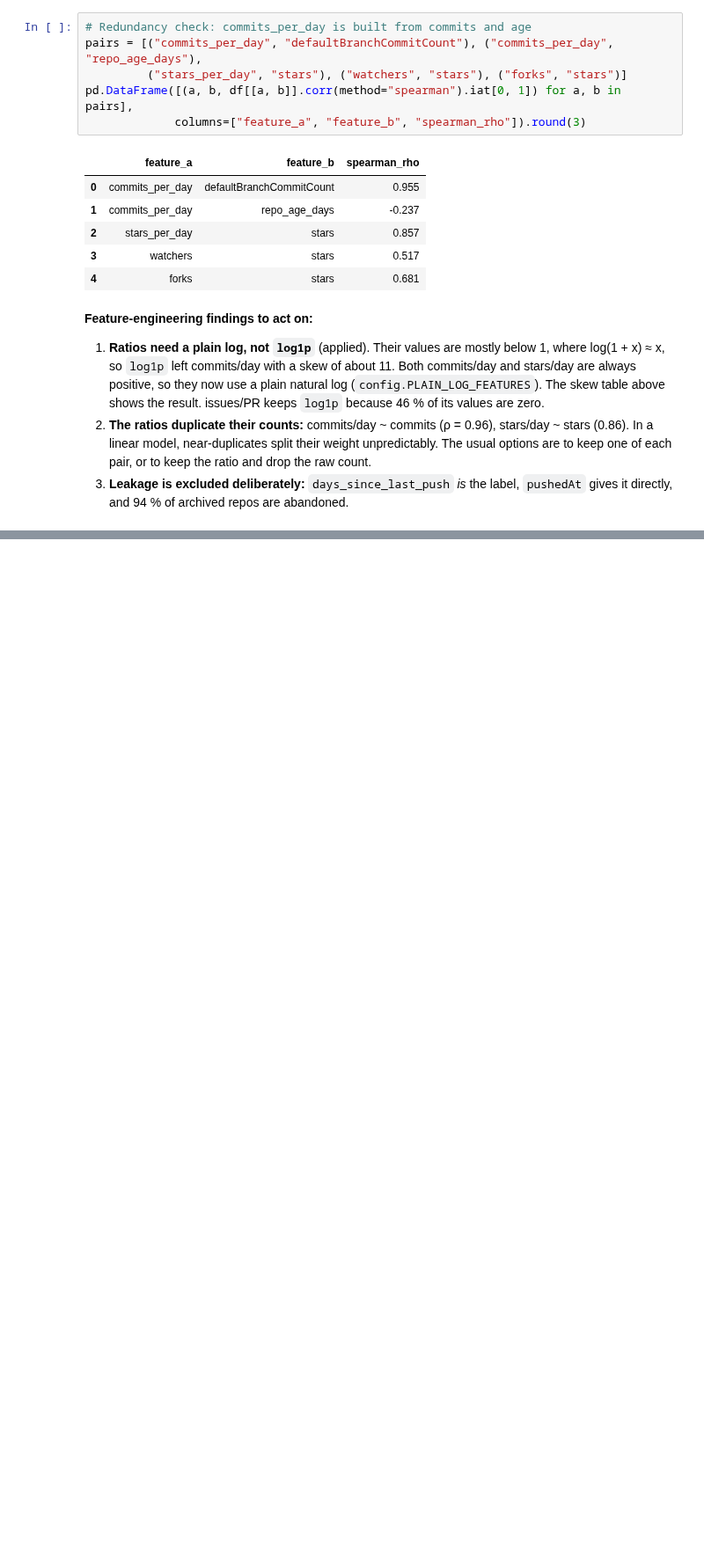
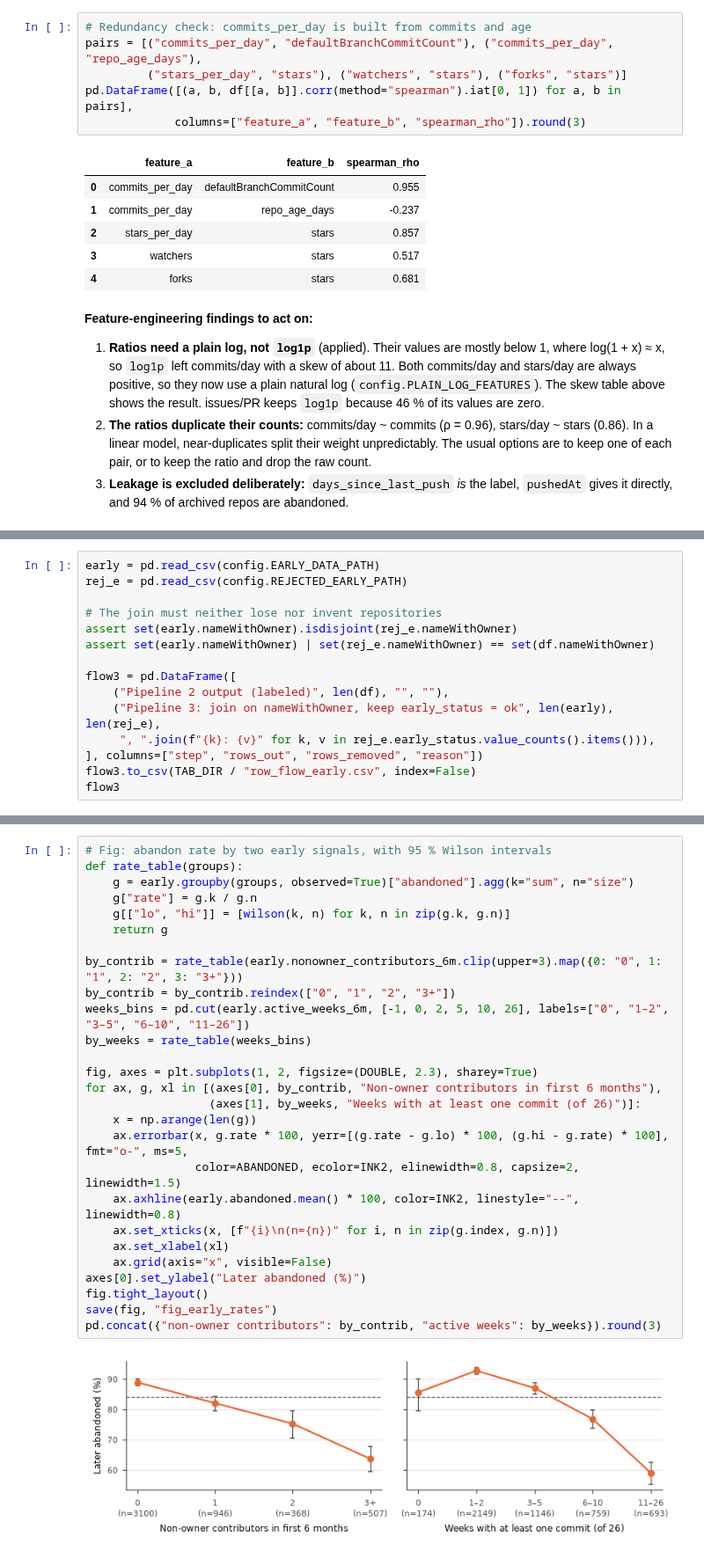
Before and after one commit to aminsaidane/github-abandonment-predection, a Jupyter notebook: notebooks/eda.ipynb, the cells around one changed output, grey strips where cells are left out. Shown at 88% size. Saved outputs shown, nothing was run; the diff lists cells and outputs as text; blank space fills up the shorter version.

Commit message:
EDA section 6: early-life signals (join checks, H3 community test, early vs snapshot effect sizes, sensitivity)

```diff
--- a/notebooks/eda.ipynb
+++ b/notebooks/eda.ipynb
@@ -887,0 +894,15 @@ pd.DataFrame([(a, b, df[[a, b]].corr(method="spearman").iat[0, 1]) for a, b in p
+# %%
+early = pd.read_csv(config.EARLY_DATA_PATH)
+rej_e = pd.read_csv(config.REJECTED_EARLY_PATH)
+
+# The join must neither lose nor invent repositories
+assert set(early.nameWithOwner).isdisjoint(rej_e.nameWithOwner)
+assert set(early.nameWithOwner) | set(rej_e.nameWithOwner) == set(df.nameWithOwner)
+
+flow3 = pd.DataFrame([
+    ("Pipeline 2 output (labeled)", len(df), "", ""),
+    ("Pipeline 3: join on nameWithOwner, keep early_status = ok", len(early), len(rej_e),
+     ", ".join(f"{k}: {v}" for k, v in rej_e.early_status.value_counts().items())),
+], columns=["step", "rows_out", "rows_removed", "reason"])
+flow3.to_csv(TAB_DIR / "row_flow_early.csv", index=False)
+flow3
@@ -887,0 +959,29 @@ pd.DataFrame([(a, b, df[[a, b]].corr(method="spearman").iat[0, 1]) for a, b in p
+# %%
+# Fig: abandon rate by two early signals, with 95 % Wilson intervals
+def rate_table(groups):
+    g = early.groupby(groups, observed=True)["abandoned"].agg(k="sum", n="size")
+    g["rate"] = g.k / g.n
+    g[["lo", "hi"]] = [wilson(k, n) for k, n in zip(g.k, g.n)]
+    return g
+
+by_contrib = rate_table(early.nonowner_contributors_6m.clip(upper=3).map({0: "0", 1: "1", 2: "2", 3: "3+"}))
+by_contrib = by_contrib.reindex(["0", "1", "2", "3+"])
+weeks_bins = pd.cut(early.active_weeks_6m, [-1, 0, 2, 5, 10, 26], labels=["0", "1–2", "3–5", "6–10", "11–26"])
+by_weeks = rate_table(weeks_bins)
+
+fig, axes = plt.subplots(1, 2, figsize=(DOUBLE, 2.3), sharey=True)
+for ax, g, xl in [(axes[0], by_contrib, "Non-owner contributors in first 6 months"),
+                  (axes[1], by_weeks, "Weeks with at least one commit (of 26)")]:
+    x = np.arange(len(g))
+    ax.errorbar(x, g.rate * 100, yerr=[(g.rate - g.lo) * 100, (g.hi - g.rate) * 100], fmt="o-", ms=5,
+                color=ABANDONED, ecolor=INK2, elinewidth=0.8, capsize=2, linewidth=1.5)
+    ax.axhline(early.abandoned.mean() * 100, color=INK2, linestyle="--", linewidth=0.8)
+    ax.set_xticks(x, [f"{i}\n(n={n})" for i, n in zip(g.index, g.n)])
+    ax.set_xlabel(xl)
+    ax.grid(axis="x", visible=False)
+axes[0].set_ylabel("Later abandoned (%)")
+fig.tight_layout()
+save(fig, "fig_early_rates")
+pd.concat({"non-owner contributors": by_contrib, "active weeks": by_weeks}).round(3)
+# %% [output]
+[figure, added]
```
Also changed, not shown: parts of 15 cells of this notebook, 16 other files.
